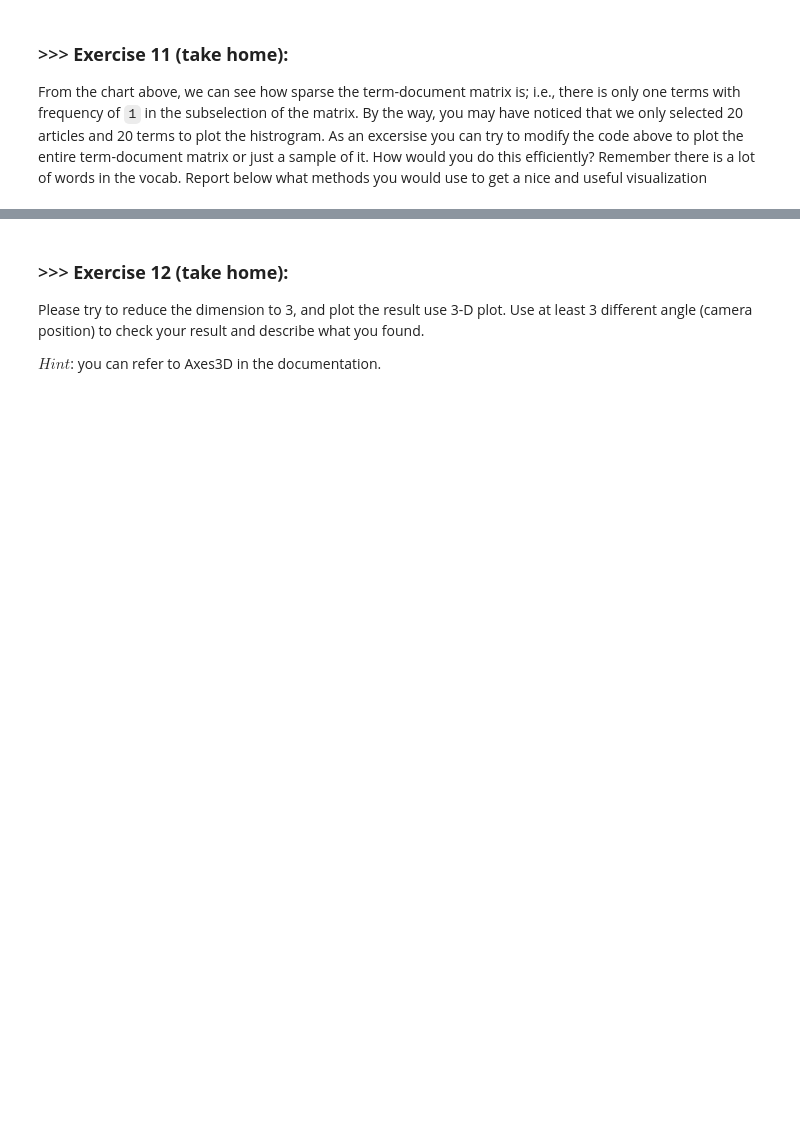
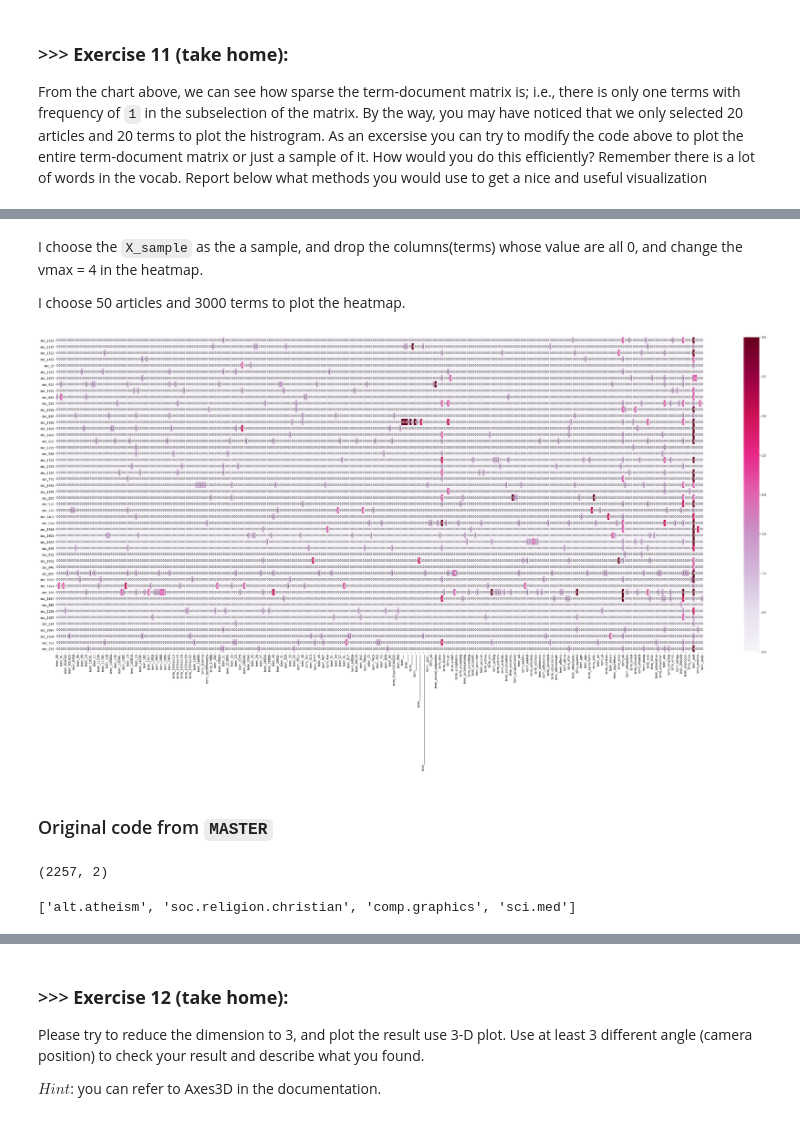
Before and after one commit to 3DebbieChen9/DM2020-Lab1-Homework1, a Jupyter notebook: DM2020_Lab1_Homework.ipynb, the cells around one changed output, grey strips where cells are left out. Cells and saved outputs as stored; diff of their text form; code cells hidden in the pictures; blank space fills up the shorter version.

```diff
--- a/DM2020_Lab1_Homework.ipynb
+++ b/DM2020_Lab1_Homework.ipynb
@@ -726,17 +745,32 @@ From the chart above, we can see how sparse the term-document matrix is; i.e., t
+# %% [markdown]
+I choose the `X_sample` as the a sample, and drop the columns(terms) whose value are all 0, and change the vmax = 4 in the heatmap.
+
+I choose 50 articles and 3000 terms to plot the heatmap.
 # %%
 # Answer here
+newCount_vect = CountVectorizer()
+newAnalyze = newCount_vect.build_analyzer()
+newX_counts = newCount_vect.fit_transform(X_sample.text)
+
 
 # first twenty features only
-plot_x = ["term_" + str(i) for i in count_vect.get_feature_names()]
+newPlot_x = ["term_" + str(i) for i in newCount_vect.get_feature_names()[0:3000]]
 # obtain document index
-plot_y = ["doc_" + str(i) for i in list(X.index)]
-plot_z = X_counts.toarray()
+newPlot_y = ["doc_" + str(i) for i in list(X_sample.index)[0:50]]
+newPlot_z = newX_counts[0:50, 0:3000].toarray()
 
 
-df_todraw = pd.DataFrame(plot_z, columns = plot_x, index = plot_y)
-plt.subplots(figsize=(20,16))
-ax = sns.heatmap(df_todraw,
+new_df_todraw = pd.DataFrame(newPlot_z, columns = newPlot_x, index = newPlot_y)
+new_df_todraw = new_df_todraw.replace(0,np.nan)
+new_df_todraw = new_df_todraw.dropna(axis=1, how='all')
+new_df_todraw = new_df_todraw.replace(np.nan, 0)
+plt.subplots(figsize=(50,20))
+ax = sns.heatmap(new_df_todraw,
                  cmap = "PuRd",
                  vmin = 0,
-                 vmax = 1,
+                 vmax = 4,
                  annot = True)
+# %% [output]
+[figure, added]
+# %% [markdown]
+### Original code from `MASTER`
@@ -742,0 +781,8 @@ ax = sns.heatmap(df_todraw,
+# %%
+X_reduced.shape
+# %% [output]
+(2257, 2)
+# %%
+categories
+# %% [output]
+['alt.atheism', 'soc.religion.christian', 'comp.graphics', 'sci.med']
```
Also changed, not shown: parts of 25 cells of this notebook.
